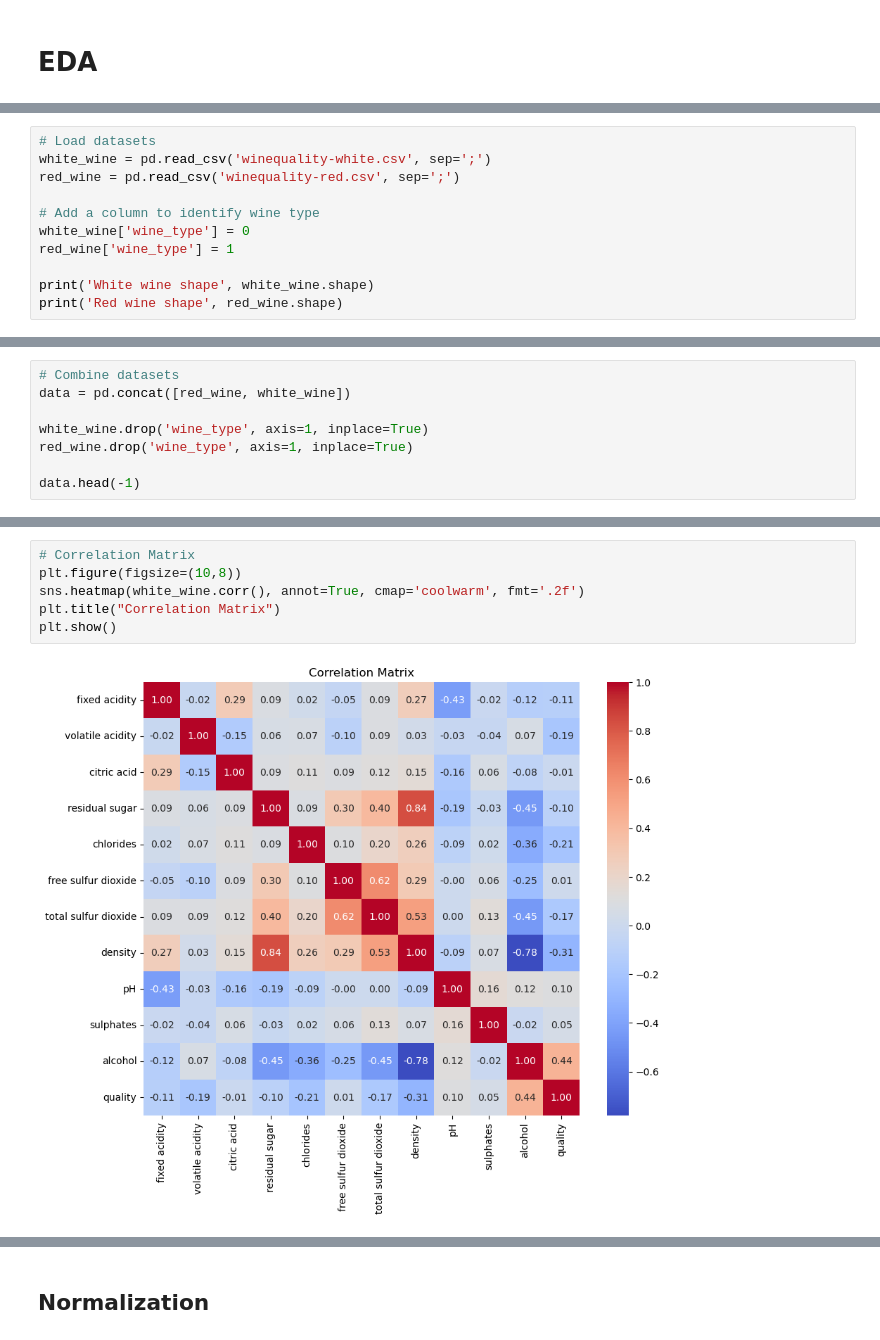
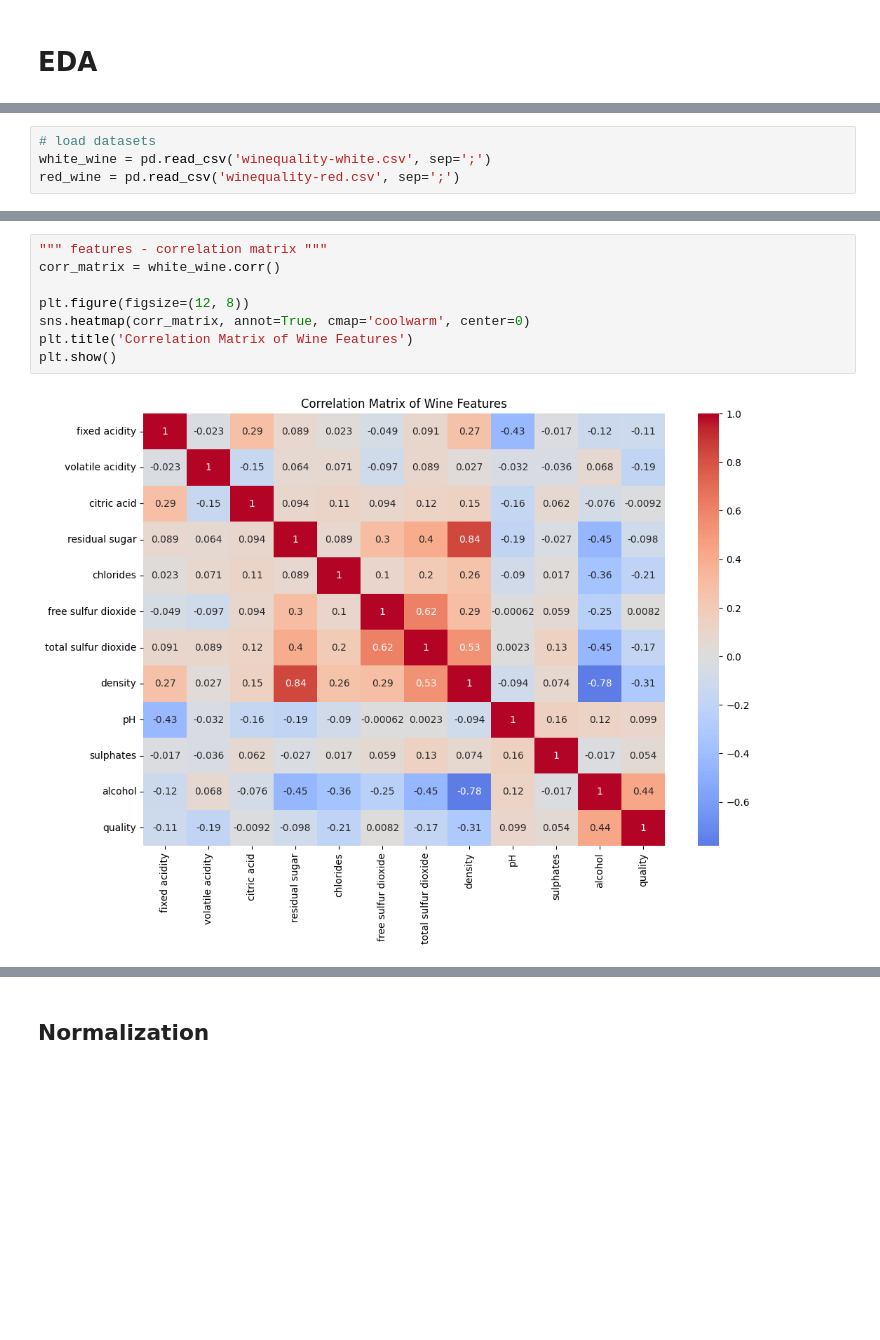
Before and after one commit to tiagosantos63390/pad_proj1, a Jupyter notebook: project1.ipynb, the cells around one changed output, grey strips where cells are left out. Saved outputs shown, nothing was run; the diff lists cells and outputs as text; blank space fills up the shorter version.

```diff
--- a/project1.ipynb
+++ b/project1.ipynb
@@ -13,11 +11,4 @@ import skfuzzy as fuzz
 # %%
-# Load datasets
+# load datasets
 white_wine = pd.read_csv('winequality-white.csv', sep=';')
 red_wine = pd.read_csv('winequality-red.csv', sep=';')
-
-# Add a column to identify wine type
-white_wine['wine_type'] = 0
-red_wine['wine_type'] = 1
-
-print('White wine shape', white_wine.shape)
-print('Red wine shape', red_wine.shape)
@@ -66,8 +14,0 @@ plt.show()
-# %%
-# Combine datasets
-data = pd.concat([red_wine, white_wine])
-
-white_wine.drop('wine_type', axis=1, inplace=True)
-red_wine.drop('wine_type', axis=1, inplace=True)
-
-data.head(-1)
@@ -157,8 +73,10 @@ plt.show()
 # %%
-# Correlation Matrix
-plt.figure(figsize=(10,8))
-sns.heatmap(white_wine.corr(), annot=True, cmap='coolwarm', fmt='.2f')
-plt.title("Correlation Matrix")
+""" features - correlation matrix """
+corr_matrix = white_wine.corr()
+
+plt.figure(figsize=(12, 8))
+sns.heatmap(corr_matrix, annot=True, cmap='coolwarm', center=0)
+plt.title('Correlation Matrix of Wine Features')
 plt.show()
 # %% [output]
-[figure, old version]
+[figure, new version]
```
Also changed, not shown: parts of 20 cells of this notebook, 4 other files.
